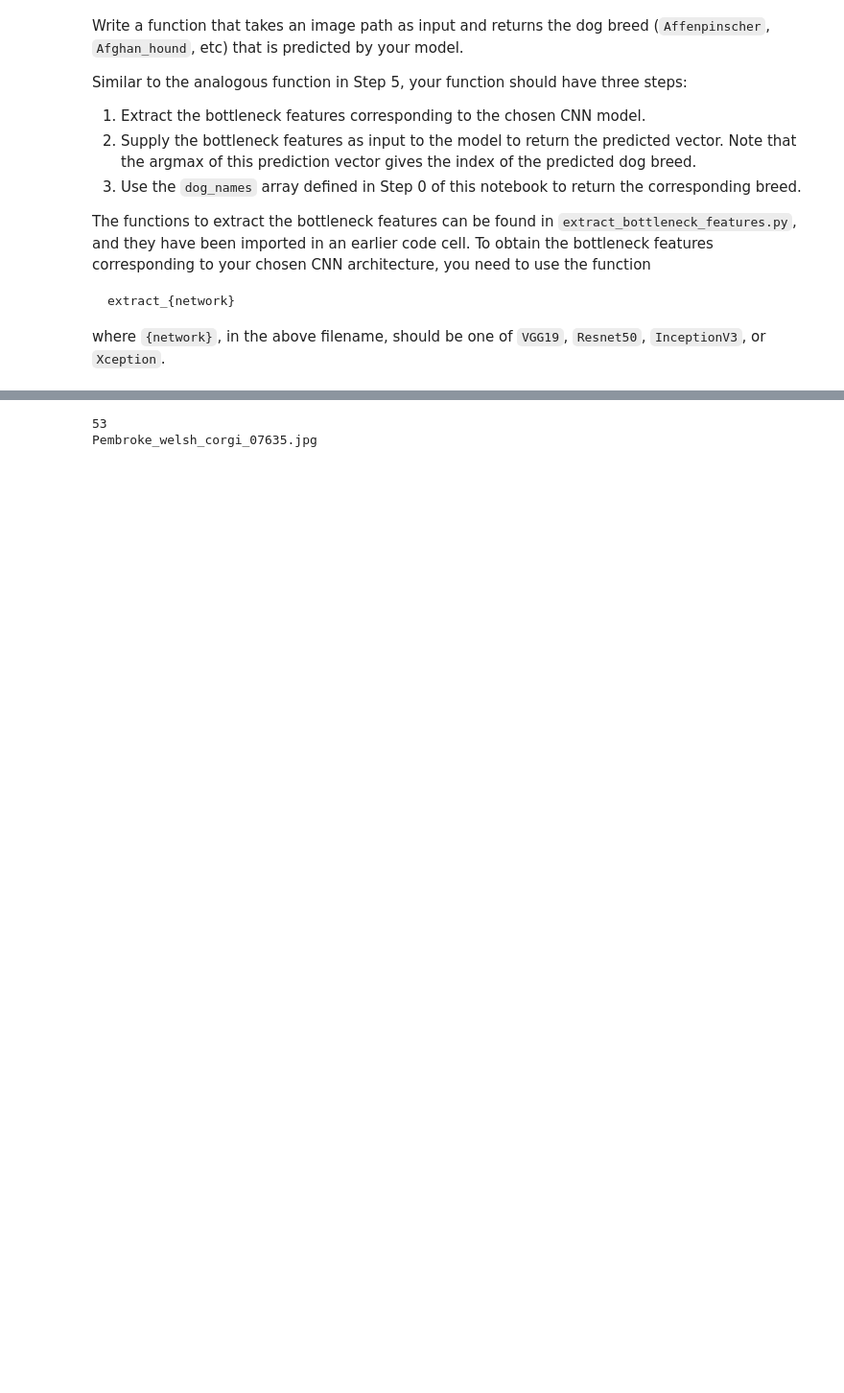
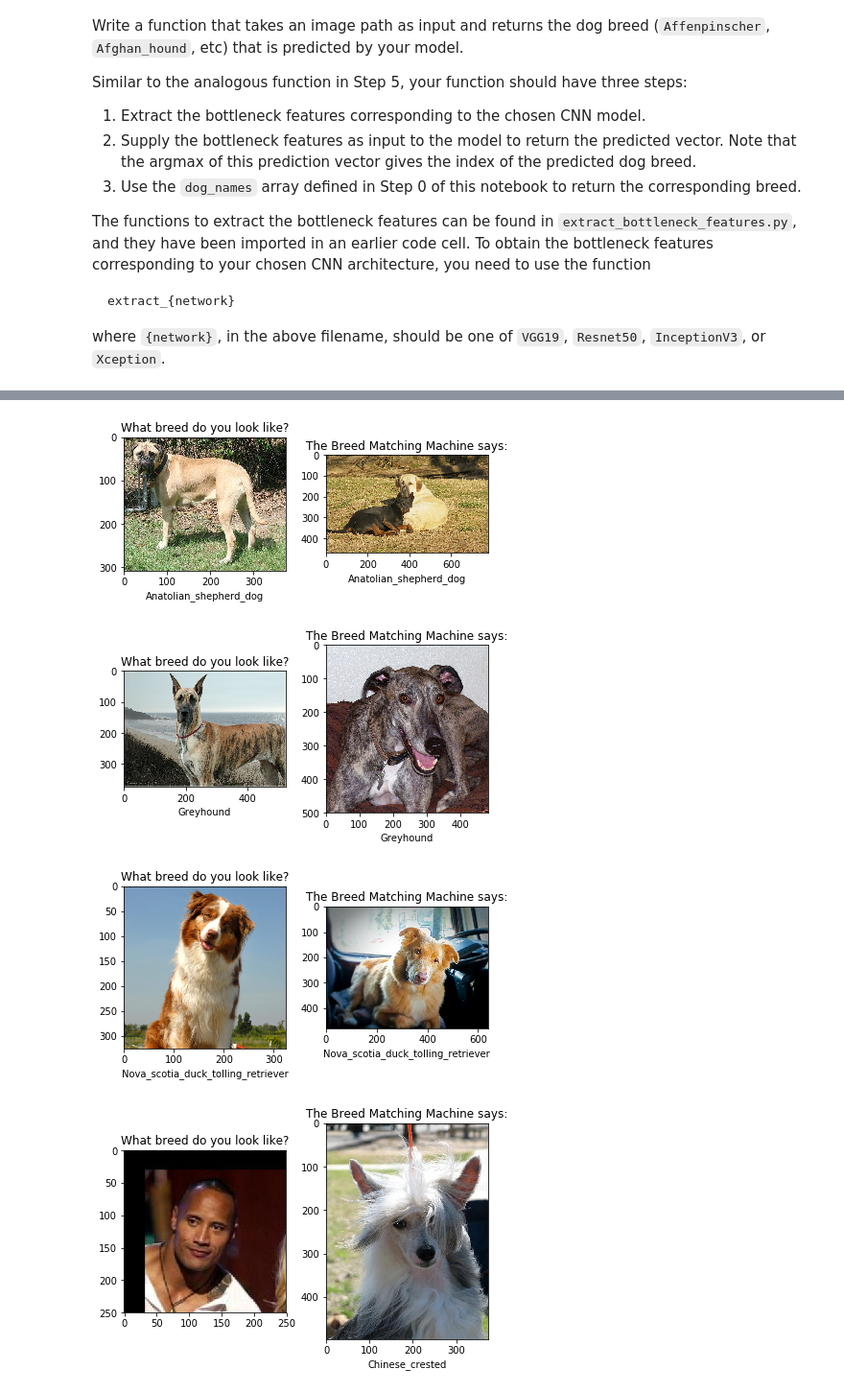
Before and after one commit to ddonco/dog-project, a Jupyter notebook: dog_app.ipynb, the cells around one changed output, grey strips where cells are left out. Shown at 96% size. Saved outputs shown, nothing was run; the diff lists cells and outputs as text; code cells hidden in the pictures; blank space fills up the shorter version.

```diff
--- a/dog_app.ipynb
+++ b/dog_app.ipynb
@@ -460,21 +465,23 @@ __Answer:__
 # %%
 from keras.layers import Conv2D, MaxPooling2D, GlobalAveragePooling2D
-from keras.layers import Dropout, Flatten, Dense
+from keras.layers import Dropout, Flatten, Dense, Input
 from keras.models import Sequential
 
 model = Sequential()
 
-model.add(Conv2D(input_shape=train_tensors.shape[1:], kernel_size=2, filters=32, activation='relu'))
+# Block 1
+model.add(Conv2D(filters=32, kernel_size=3, strides=1, activation='relu', input_shape=train_tensors.shape[1:]))
+model.add(Conv2D(filters=32, kernel_size=3, strides=1, activation='relu'))
+model.add(Conv2D(filters=32, kernel_size=3, strides=1, activation='relu'))
 model.add(MaxPooling2D())
 
-model.add(Conv2D(kernel_size=2, filters=32, activation='relu'))
-model.add(MaxPooling2D())
+# Block 2
+model.add(Conv2D(filters=64, kernel_size=3, strides=1, activation='relu'))
+model.add(Conv2D(filters=64, kernel_size=3, strides=1, activation='relu'))
 
-model.add(Conv2D(kernel_size=2, filters=64, activation='relu'))
-model.add(MaxPooling2D())
-
+# Classification block
 model.add(GlobalAveragePooling2D())
-model.add(Dense(units=133, activation='softmax'))
+model.add(Dense(133, activation='softmax', name='predictions'))
 
 model.summary()
 # %% [output]
@@ -511,11 +518,7 @@ You are welcome to [augment the training data](https://blog.keras.io/building-po
 
 from keras.callbacks import ModelCheckpoint
 
-### TODO: specify the number of epochs that you would like to use to train the model.
-
-epochs = 5
-
-### Do NOT modify the code below this line.
+epochs = 1
 
 checkpointer = ModelCheckpoint(filepath='saved_models/weights.best.from_scratch.hdf5',
                                verbose=1, save_best_only=True)
@@ -710,19 +703,15 @@ from keras.layers import Conv2D, MaxPooling2D, GlobalAveragePooling2D
 from keras.layers import Dropout, Flatten, Dense, Input
 from keras.models import Sequential, Model
 
-xception_model = Sequential()
-
 inputs = Input(shape = (7, 7, 2048))
 
-#xception_model.add(Conv2D(2048, 2, padding='same', activation='relu', input_shape=train_xception.shape[1:]))
-#xception_model.add(MaxPooling2D(pool_size=(2, 2)))
-output_conv = Conv2D(512, kernel_size=2, strides=1, padding='same', activation='relu', name='output_conv')(inputs)
-output_gap = GlobalAveragePooling2D()(output_conv)
-out = Dense(133, activation='softmax', name='preds')(output_gap)
+output_gap = GlobalAveragePooling2D()(inputs)
+output_dense = Dense(128, activation='relu')(output_gap)
+output_drop = Dropout(0.5)(output_dense)
+out = Dense(133, activation='softmax', name='predictions')(output_drop)
 
 xception_model = Model(inputs = inputs, outputs = out)
 xception_model.summary()
-xception_model.output
 # %% [output]
 _________________________________________________________________
 Layer (type)                 Output Shape              Param #
@@ -850,13 +899,12 @@ Some sample output for our algorithm is provided below, but feel free to design
 # %%
-import os
-
-cwd = os.getcwd()
 images = []
-for root, dirs, files in os.walk(cwd + "/dogImages/train/118.Pembroke_welsh_corgi/"):
+for root, dirs, files in os.walk(os.getcwd() + "/sample_images/"):
     images = files
 
-print(len(images))
-print(images[0])
+for i in range(len(images)):
+    dog_breed_app("sample_images/" + images[i])
 # %% [output]
-53
-Pembroke_welsh_corgi_07635.jpg
+[figure, added]
+[figure, added]
+[figure, added]
+[figure, added]
```
Also changed, not shown: parts of 40 cells of this notebook, 2 other files.
